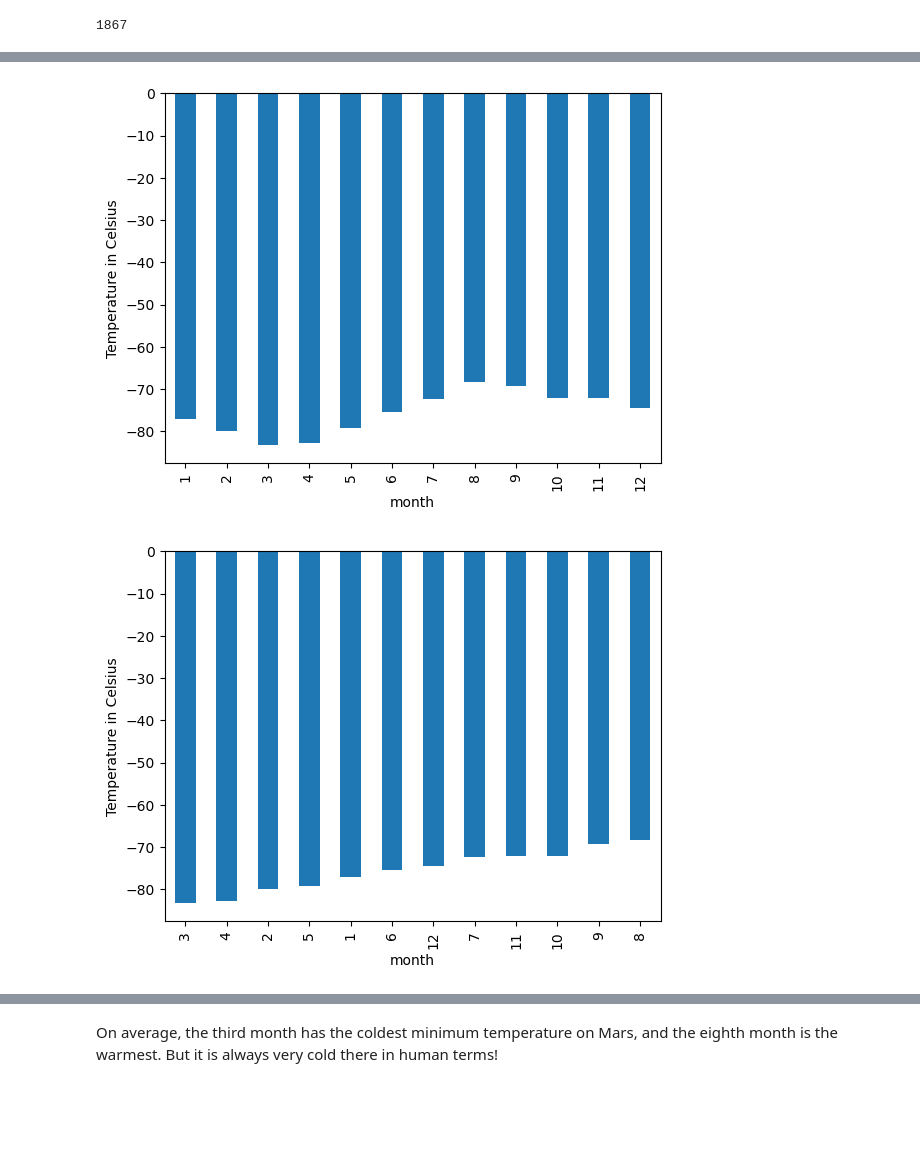
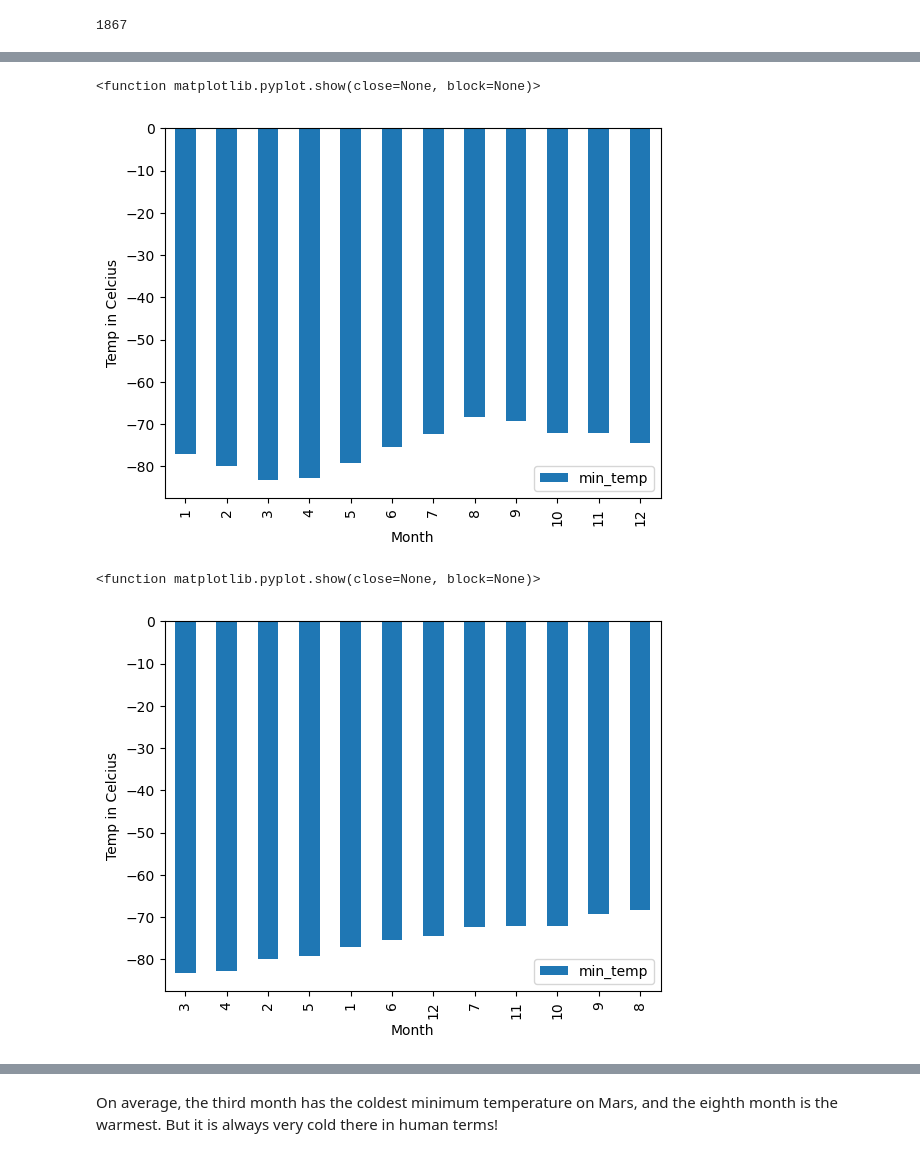
Before and after one commit to bsabar/scrape-analyze, a Jupyter notebook: part_2_mars_weather.ipynb, the cells around one changed output, grey strips where cells are left out. Saved outputs shown, nothing was run; the diff lists cells and outputs as text; code cells hidden in the pictures; blank space fills up the shorter version.

```diff
--- a/part_2_mars_weather.ipynb
+++ b/part_2_mars_weather.ipynb
@@ -48,9 +75,18 @@ Assemble the scraped data into a Pandas DataFrame. The columns should have the s
 * `pressure`: The atmospheric pressure at Curiosity's location
 # %%
 # Create an empty list
+row_data= []
 
 # Loop through the scraped data to create a list of rows
+for row in rows:
+    #get td- data
+    data= row.find_all('td')
+    #get row info
+    row= [col.text for col in data]
+    #append to list
+    row_data.append(row)
 # %%
 # Create a Pandas DataFrame by using the list of rows and a list of the column names
+mars_df= pd.DataFrame(row_data, columns= ['id','terrestrial_date', 'sol', 'ls', 'month', 'min_temp', 'pressure'])
 # %%
 # Confirm DataFrame was created successfully
@@ -83,2 +119,8 @@ dtype: object
+# %%
+# Change data types for data analysis
+#int and float types (id remains an object)
+new_mars_df= mars_df.astype({"sol": int, "ls": int, "month": int, "min_temp": float, "pressure": float})
+#datetime type
+new_mars_df["terrestrial_date"]= pd.to_datetime(new_mars_df["terrestrial_date"])
 # %%
 # Confirm type changes were successful by examining data types again
@@ -129,4 +176,7 @@ Name: month, dtype: int64
 1867
 # %%
 # 3. What is the average low temperature by month?
+average_low_temp= new_mars_df.groupby(["month"]).mean(["min_temp"])
+simplified_low_temp= average_low_temp.filter(["month", "min_temp"])
+simplified_low_temp
 # %% [output]
@@ -147,10 +197,21 @@ Name: min_temp, dtype: float64
 # %%
 # Plot the average temperature by month
+simplified_low_temp.plot(kind="bar")
+plt.ylabel("Temp in Celcius")
+plt.xlabel("Month")
+plt.show
 # %% [output]
+<function matplotlib.pyplot.show(close=None, block=None)>
-[figure, old version]
+[figure, new version]
 # %%
 # Identify the coldest and hottest months in Curiosity's location
+cold_hot= simplified_low_temp.sort_values(by = "min_temp", ascending= True)
+cold_hot.plot(kind= "bar")
+plt.ylabel("Temp in Celcius")
+plt.xlabel("Month")
+plt.show
 # %% [output]
+<function matplotlib.pyplot.show(close=None, block=None)>
-[figure, old version]
+[figure, new version]
 # %%
 # 4. Average pressure by Martian month
```
Also changed, not shown: parts of 19 cells of this notebook, 2 other files.
